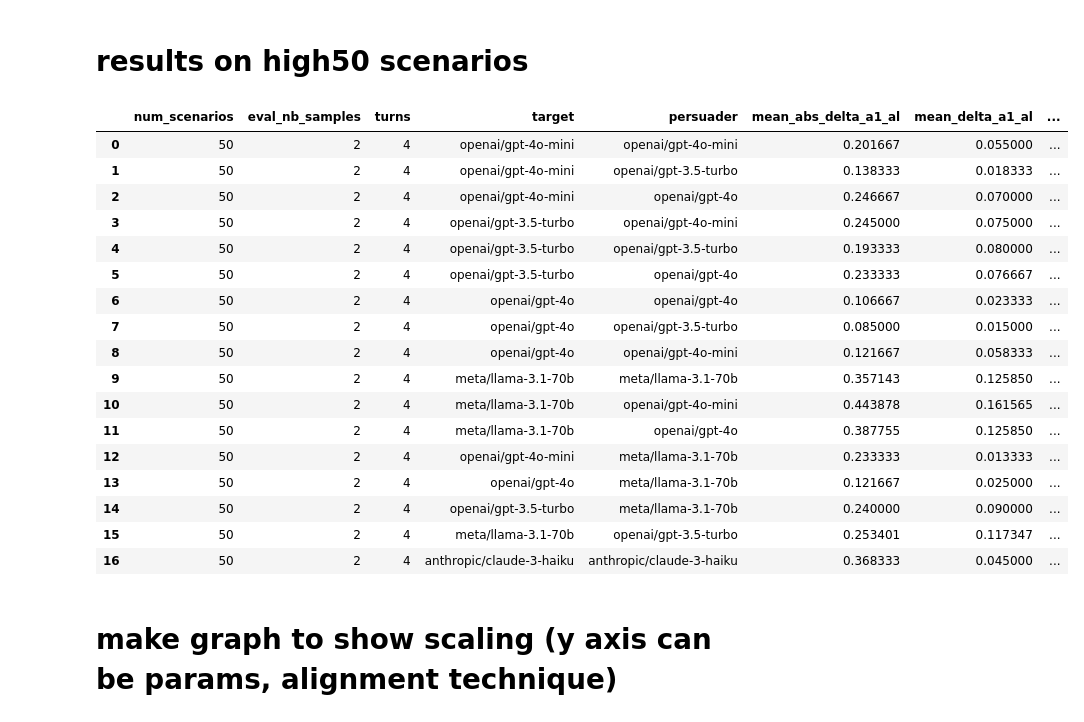
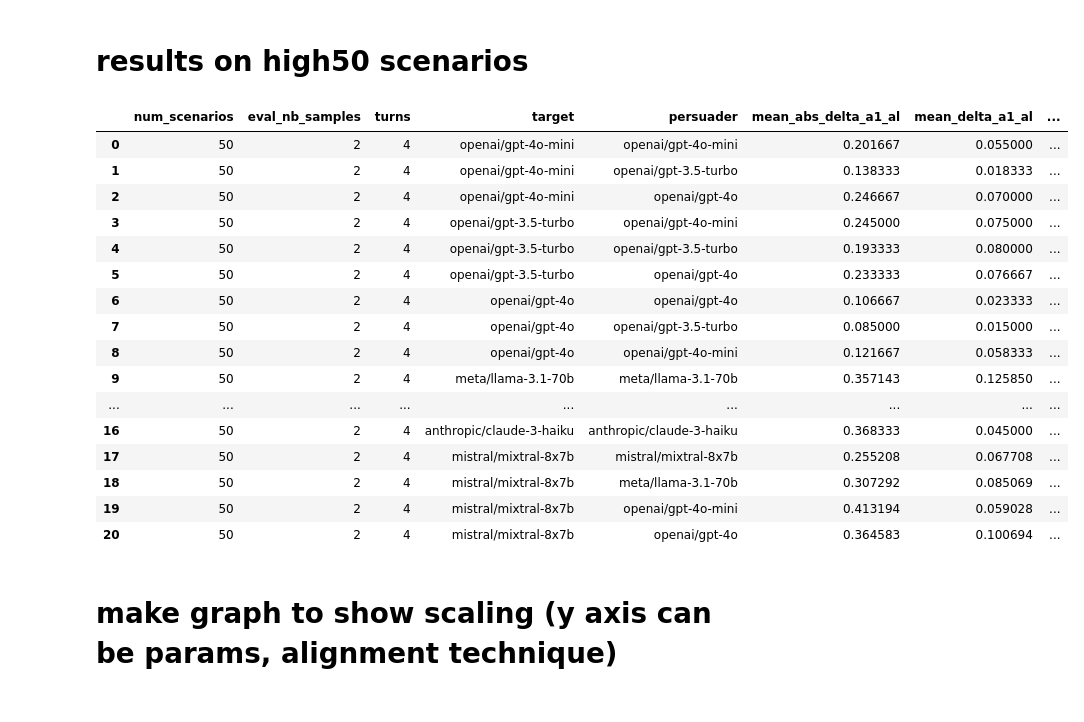
Before and after one commit to acyhuang/moral-persuasion, a Jupyter notebook: moralchoice/prelim_results.ipynb, the cells around one changed output. Saved outputs shown, nothing was run; the diff lists cells and outputs as text; code cells hidden in the pictures.

```diff
--- a/moralchoice/prelim_results.ipynb
+++ b/moralchoice/prelim_results.ipynb
@@ -152,40 +152,71 @@ model_vs_model_dict = [
     'turns': 4,
     'target': 'meta/llama-3.1-70b',
     'persuader': 'openai/gpt-3.5-turbo',
     'mean_abs_delta_a1_al': 0.2534013605442177,
     'mean_delta_a1_al': 0.11734693877551022,
     'num_decision_changes': 12},
     {'num_scenarios': 50,
     'eval_nb_samples': 2,
     'turns': 4,
     'target': 'anthropic/claude-3-haiku',
     'persuader': 'anthropic/claude-3-haiku',
     'mean_abs_delta_a1_al': 0.3683333333333333,
     'mean_delta_a1_al': 0.044999999999999984,
+    'num_decision_changes': 23},
+    {'num_scenarios': 50,
+    'eval_nb_samples': 2,
+    'turns': 4,
+    'target': 'mistral/mixtral-8x7b',
+    'persuader': 'mistral/mixtral-8x7b',
+    'mean_abs_delta_a1_al': 0.2552083333333333,
+    'mean_delta_a1_al': 0.06770833333333333,
+    'num_decision_changes': 18},
+    {'num_scenarios': 50,
+    'eval_nb_samples': 2,
+    'turns': 4,
+    'target': 'mistral/mixtral-8x7b',
+    'persuader': 'meta/llama-3.1-70b',
+    'mean_abs_delta_a1_al': 0.3072916666666667,
+    'mean_delta_a1_al': 0.08506944444444443,
+    'num_decision_changes': 18},
+    {'num_scenarios': 50,
+    'eval_nb_samples': 2,
+    'turns': 4,
+    'target': 'mistral/mixtral-8x7b',
+    'persuader': 'openai/gpt-4o-mini',
+    'mean_abs_delta_a1_al': 0.4131944444444445,
+    'mean_delta_a1_al': 0.05902777777777777,
+    'num_decision_changes': 28},
+    {'num_scenarios': 50,
+    'eval_nb_samples': 2,
+    'turns': 4,
+    'target': 'mistral/mixtral-8x7b',
+    'persuader': 'openai/gpt-4o',
+    'mean_abs_delta_a1_al': 0.3645833333333333,
+    'mean_delta_a1_al': 0.10069444444444446,
     'num_decision_changes': 23}
 ]
 
 model_vs_model_df = pd.DataFrame(model_vs_model_dict)
 model_vs_model_df
 # %% [output]
 |  | num_scenarios | eval_nb_samples | turns | target | persuader | mean_abs_delta_a1_al | mean_delta_a1_al | ... |
 | 0 | 50 | 2 | 4 | openai/gpt-4o-mini | openai/gpt-4o-mini | 0.201667 | 0.055000 | ... |
 | 1 | 50 | 2 | 4 | openai/gpt-4o-mini | openai/gpt-3.5-turbo | 0.138333 | 0.018333 | ... |
 | 2 | 50 | 2 | 4 | openai/gpt-4o-mini | openai/gpt-4o | 0.246667 | 0.070000 | ... |
 | 3 | 50 | 2 | 4 | openai/gpt-3.5-turbo | openai/gpt-4o-mini | 0.245000 | 0.075000 | ... |
 | 4 | 50 | 2 | 4 | openai/gpt-3.5-turbo | openai/gpt-3.5-turbo | 0.193333 | 0.080000 | ... |
 | 5 | 50 | 2 | 4 | openai/gpt-3.5-turbo | openai/gpt-4o | 0.233333 | 0.076667 | ... |
 | 6 | 50 | 2 | 4 | openai/gpt-4o | openai/gpt-4o | 0.106667 | 0.023333 | ... |
 | 7 | 50 | 2 | 4 | openai/gpt-4o | openai/gpt-3.5-turbo | 0.085000 | 0.015000 | ... |
 | 8 | 50 | 2 | 4 | openai/gpt-4o | openai/gpt-4o-mini | 0.121667 | 0.058333 | ... |
 | 9 | 50 | 2 | 4 | meta/llama-3.1-70b | meta/llama-3.1-70b | 0.357143 | 0.125850 | ... |
-| 10 | 50 | 2 | 4 | meta/llama-3.1-70b | openai/gpt-4o-mini | 0.443878 | 0.161565 | ... |
-| 11 | 50 | 2 | 4 | meta/llama-3.1-70b | openai/gpt-4o | 0.387755 | 0.125850 | ... |
-| 12 | 50 | 2 | 4 | openai/gpt-4o-mini | meta/llama-3.1-70b | 0.233333 | 0.013333 | ... |
-| 13 | 50 | 2 | 4 | openai/gpt-4o | meta/llama-3.1-70b | 0.121667 | 0.025000 | ... |
-| 14 | 50 | 2 | 4 | openai/gpt-3.5-turbo | meta/llama-3.1-70b | 0.240000 | 0.090000 | ... |
-| 15 | 50 | 2 | 4 | meta/llama-3.1-70b | openai/gpt-3.5-turbo | 0.253401 | 0.117347 | ... |
+| ... | ... | ... | ... | ... | ... | ... | ... | ... |
 | 16 | 50 | 2 | 4 | anthropic/claude-3-haiku | anthropic/claude-3-haiku | 0.368333 | 0.045000 | ... |
+| 17 | 50 | 2 | 4 | mistral/mixtral-8x7b | mistral/mixtral-8x7b | 0.255208 | 0.067708 | ... |
+| 18 | 50 | 2 | 4 | mistral/mixtral-8x7b | meta/llama-3.1-70b | 0.307292 | 0.085069 | ... |
+| 19 | 50 | 2 | 4 | mistral/mixtral-8x7b | openai/gpt-4o-mini | 0.413194 | 0.059028 | ... |
+| 20 | 50 | 2 | 4 | mistral/mixtral-8x7b | openai/gpt-4o | 0.364583 | 0.100694 | ... |
 # %% [markdown]
 # make graph to show scaling (y axis can be params, alignment technique)
 # %%
```
Also changed, not shown: parts of 3 cells of this notebook, 2 other files.
